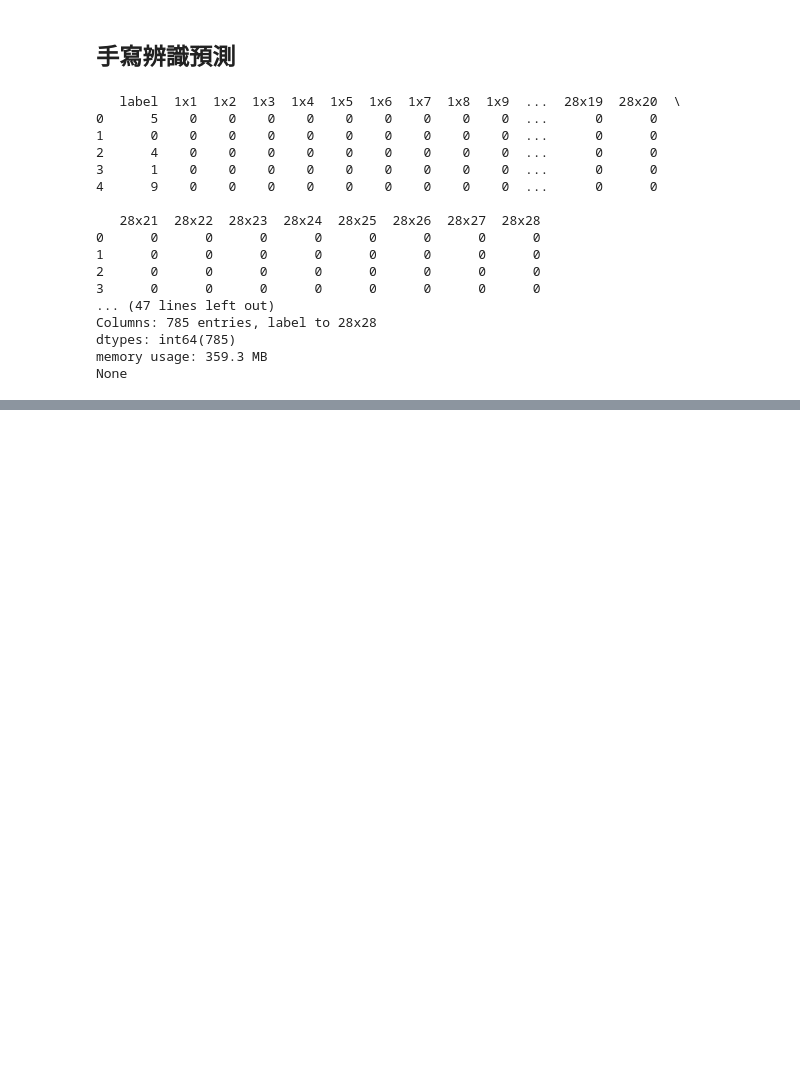
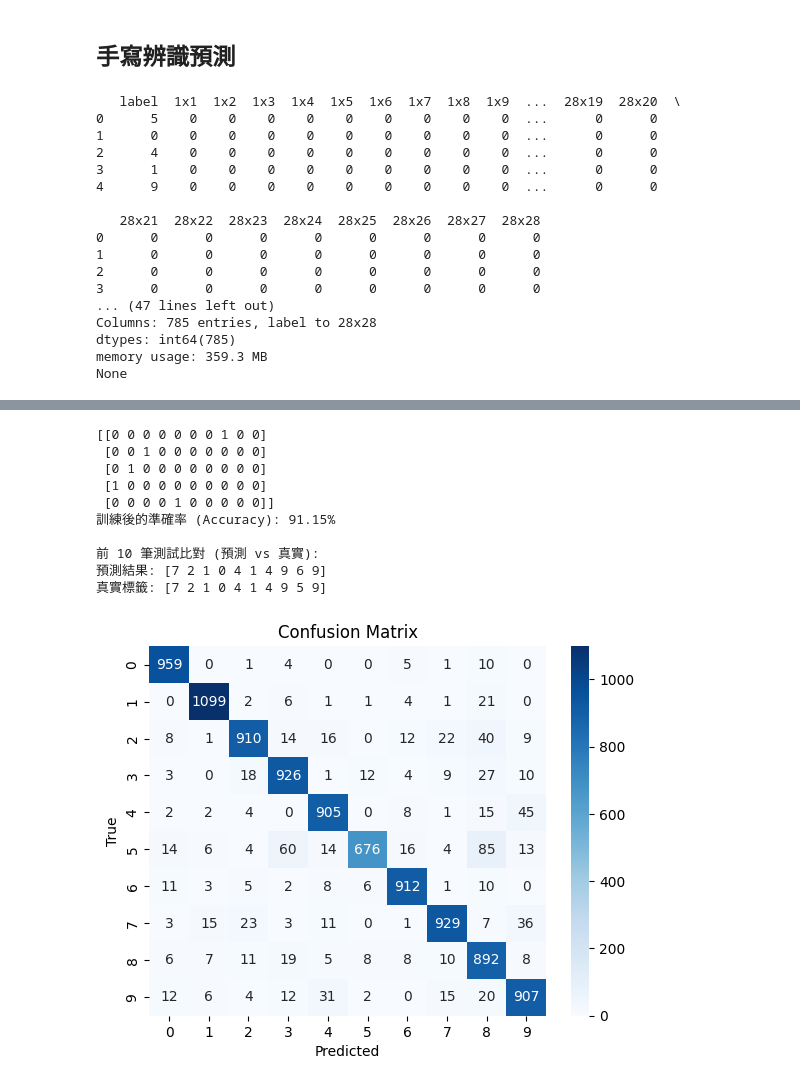
Before and after one commit to billy1125/Machine-Learning, a Jupyter notebook: Softmax Regression no package.ipynb, the cells around one changed output, grey strips where cells are left out. Drawn from its saved outputs; the diff is of its cells as text; code cells hidden in the pictures; blank space fills up the shorter version.

```diff
--- a/Softmax Regression no package.ipynb
+++ b/Softmax Regression no package.ipynb
@@ -665,0 +797,61 @@ plt.show()
+# %%
+data = pd.read_csv('/content/drive/MyDrive/Colab Notebooks/Machine-Learning/Data/mnist_test.csv')
+
+X = data.iloc[:, 1:].values  # 直接轉成 numpy array 供模型使用
+
+y_onehot_df = pd.get_dummies(data['label'])
+y = y_onehot_df.values.astype(int) # 此時 y 的 shape 為 (150, 3)
+print(y[:5])
+
+def predict_softmax(w, X):
+    # 同樣要幫 X 加上截距項 (bias term)
+    X_with_bias = np.hstack((np.ones((X.shape[0], 1)), X))
+
+    # 計算得分 (scores / logits) -> 形狀為 (樣本數, 類別數)
+    scores = np.dot(X_with_bias, w)
+
+    # 取得每一列中數值最大的索引 (index)，即為預測類別
+    predictions = np.argmax(scores, axis=1)
+    return predictions
+
+# 1. 取得預測結果 (得到 [0, 1, 2, ...])
+y_pred = predict_softmax(w_final, X)
+
+# 2. 將 One-Hot 格式的 y 轉回類別索引 (得到 [0, 1, 2, ...])
+y_true = np.argmax(y, axis=1)
+
+# 3. 計算準確率 (Accuracy)
+accuracy = np.mean(y_pred == y_true)
+
+# 4. 印出結果
+print(f"訓練後的準確率 (Accuracy): {accuracy * 100:.2f}%")
+
+# 5. 展示前 10 筆比對結果
+print("\n前 10 筆測試比對 (預測 vs 真實):")
+print("預測結果:", y_pred[:10])
+print("真實標籤:", y_true[:10])
+
+# 6. 混淆矩陣 (可選，觀察模型最容易在哪個類別出錯)
+from sklearn.metrics import confusion_matrix
+import seaborn as sns
+
+cm = confusion_matrix(y_true, y_pred)
+sns.heatmap(cm, annot=True, fmt='d', cmap='Blues',
+            xticklabels=y_onehot_df.columns,
+            yticklabels=y_onehot_df.columns)
+plt.xlabel('Predicted')
+plt.ylabel('True')
+plt.title('Confusion Matrix')
+plt.show()
+# %% [output]
+[[0 0 0 0 0 0 0 1 0 0]
+ [0 0 1 0 0 0 0 0 0 0]
+ [0 1 0 0 0 0 0 0 0 0]
+ [1 0 0 0 0 0 0 0 0 0]
+ [0 0 0 0 1 0 0 0 0 0]]
+訓練後的準確率 (Accuracy): 91.15%
+
+前 10 筆測試比對 (預測 vs 真實):
+預測結果: [7 2 1 0 4 1 4 9 6 9]
+真實標籤: [7 2 1 0 4 1 4 9 5 9]
+[figure, added]
```
Also changed, not shown: parts of 7 cells of this notebook.
